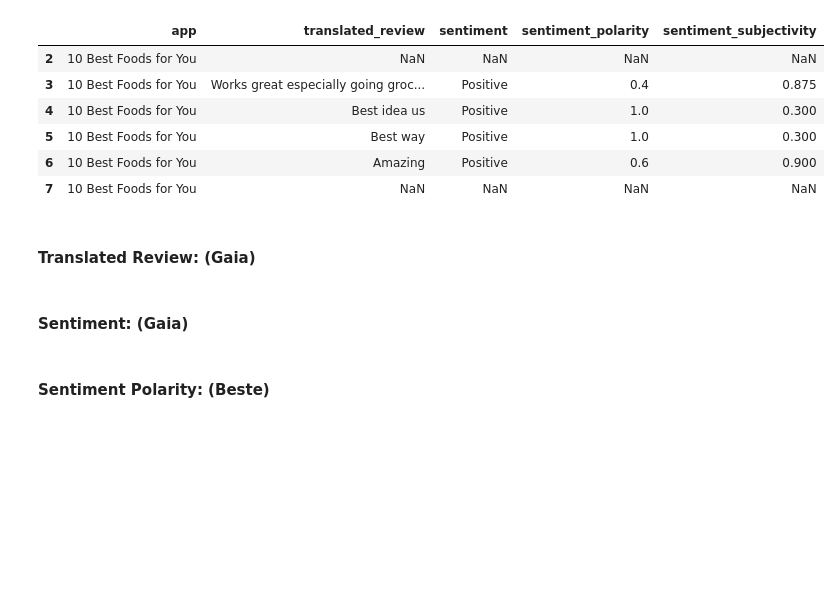
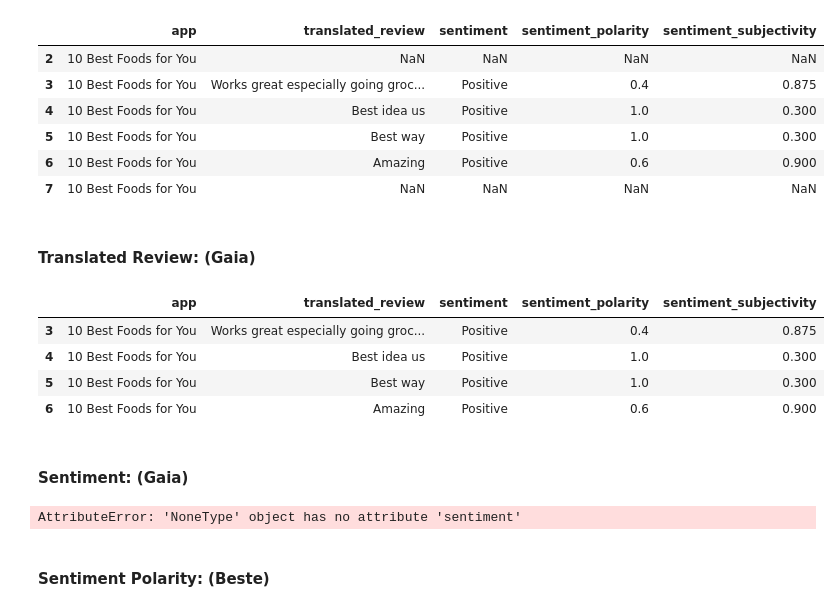
Before and after one commit to GOliviero92/Google-Apps-Analysis, a Jupyter notebook: data_cleaning.ipynb, the cells around one changed output. Saved outputs shown, nothing was run; the diff lists cells and outputs as text; code cells hidden in the pictures; blank space fills up the shorter version.

```diff
--- a/data_cleaning.ipynb
+++ b/data_cleaning.ipynb
@@ -418,23 +471,32 @@ df_review.loc[2:7]
 # %% [markdown]
 #### Translated Review: (Gaia)
 # %%
-# fill missing values
+# in this case we can delete the rows with NaN values in this column.
 
-# CODE HERE
+df_review=df_review.dropna(subset=['translated_review'])
 
 # recheck the previous samples
 
-# CODE HERE
+df_review.loc[2:7]
+# %% [output]
+|  | app | translated_review | sentiment | sentiment_polarity | sentiment_subjectivity |
+| 3 | 10 Best Foods for You | Works great especially going groc... | Positive | 0.4 | 0.875 |
+| 4 | 10 Best Foods for You | Best idea us | Positive | 1.0 | 0.300 |
+| 5 | 10 Best Foods for You | Best way | Positive | 1.0 | 0.300 |
+| 6 | 10 Best Foods for You | Amazing | Positive | 0.6 | 0.900 |
 # %% [markdown]
 #### Sentiment: (Gaia)
 # %%
 # fill missing values
 
-# CODE HERE
+df_review=df_review.sentiment.fillna('Neutral', inplace=True) #in this case it makes more sense to use Neutral instead o the
+#most used categorical value
 
 # recheck the previous samples
 
-# CODE HERE
+df_review.loc[2:7]
+# %% [output]
+AttributeError: 'NoneType' object has no attribute 'sentiment'
 # %% [markdown]
 #### Sentiment Polarity: (Beste)
 # %%
```
Also changed, not shown: parts of 17 cells of this notebook.
